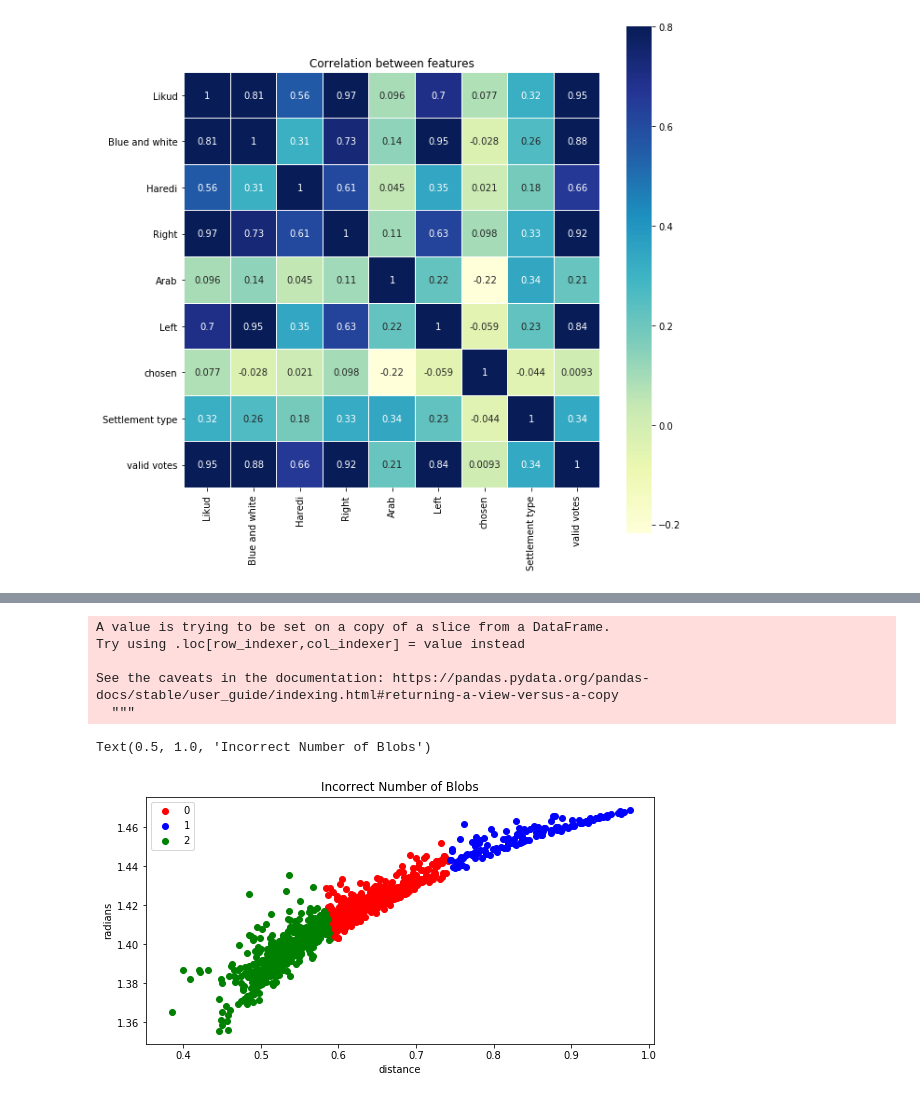
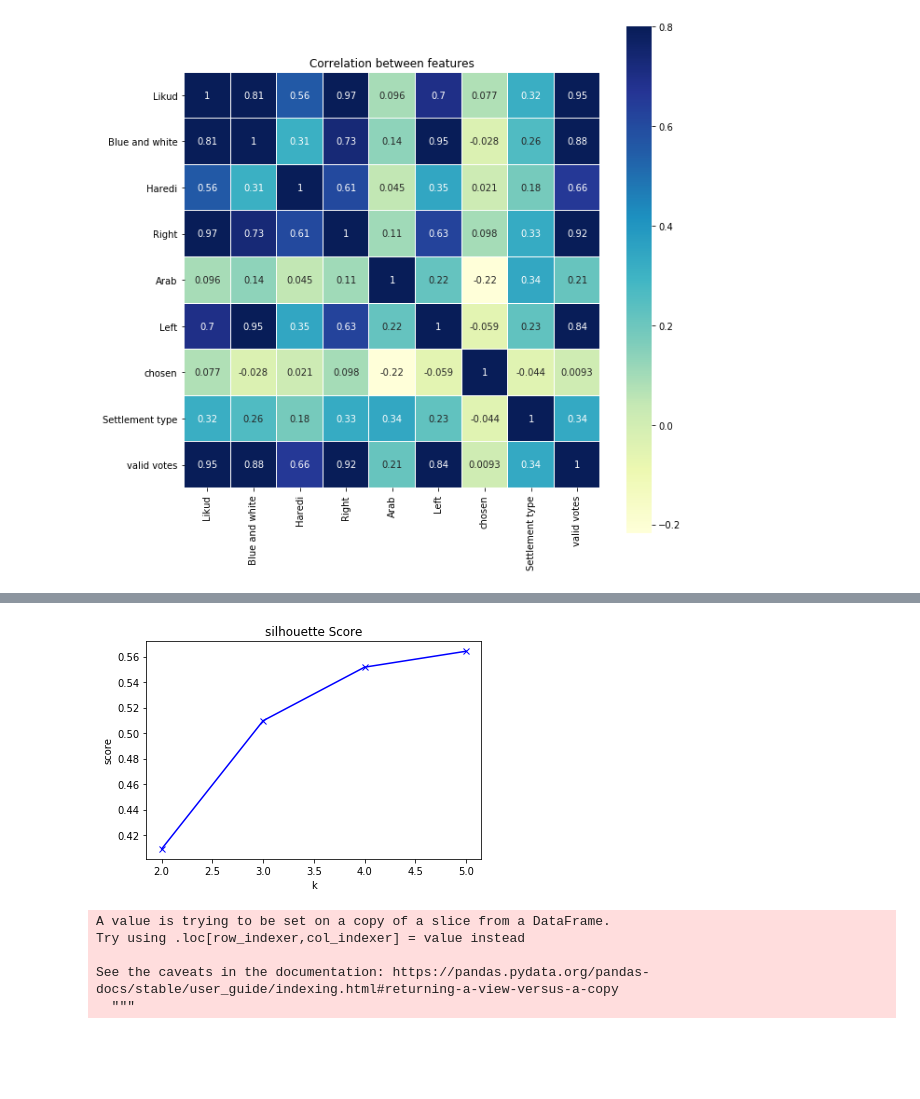
Before and after one commit to gabi939/elections, a Jupyter notebook: elections.ipynb, the cells around one changed output, grey strips where cells are left out. Cells and saved outputs as stored; diff of their text form; code cells hidden in the pictures; blank space fills up the shorter version.

```diff
--- a/elections.ipynb
+++ b/elections.ipynb
@@ -267 +281,9 @@ plt.show()
+# %%
+plt.plot(K, sil, 'bx-')
+plt.xlabel('k')
+plt.ylabel('score')
+plt.title('silhouette Score')
+plt.show()
+# %% [output]
+[figure, added]
 # %%
@@ -277,21 +299,3 @@ Try using .loc[row_indexer,col_indexer] = value instead
 
 See the caveats in the documentation: https://pandas.pydata.org/pandas-docs/stable/user_guide/indexing.html#returning-a-view-versus-a-copy
   """
-# %%
-df = vectors.groupby('Cluster Class')
-
-plt.figure(figsize=(20,10))
-plt.subplot(221)
-
-colors = itertools.cycle(["r", "b", "g"])
-
-for name,cluster in df:
-    plt.scatter(cluster["dist"], cluster["angle"],label = name,color =next(colors))
-
-plt.xlabel('distance')
-plt.ylabel('radians')
-plt.legend()
-plt.title("Incorrect Number of Blobs")
-# %% [output]
-Text(0.5, 1.0, 'Incorrect Number of Blobs')
-[figure, removed]
```
Also changed, not shown: parts of 28 cells of this notebook, 2 other files.
